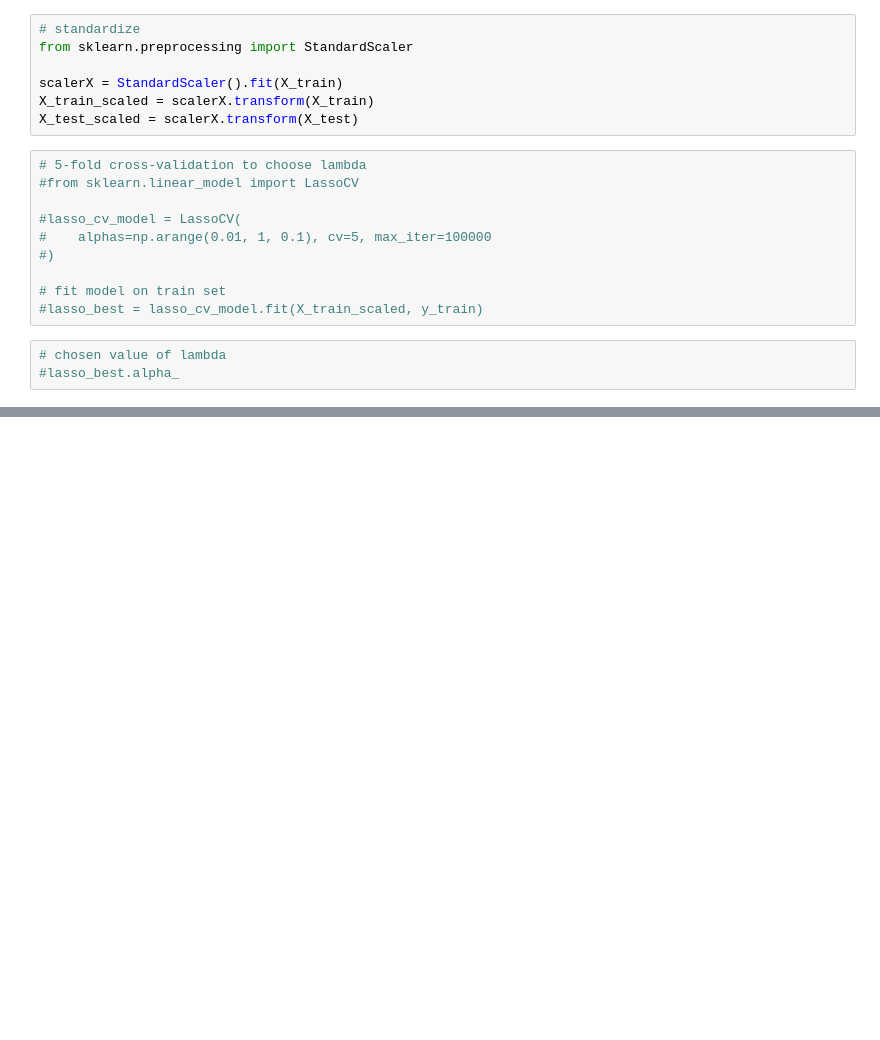
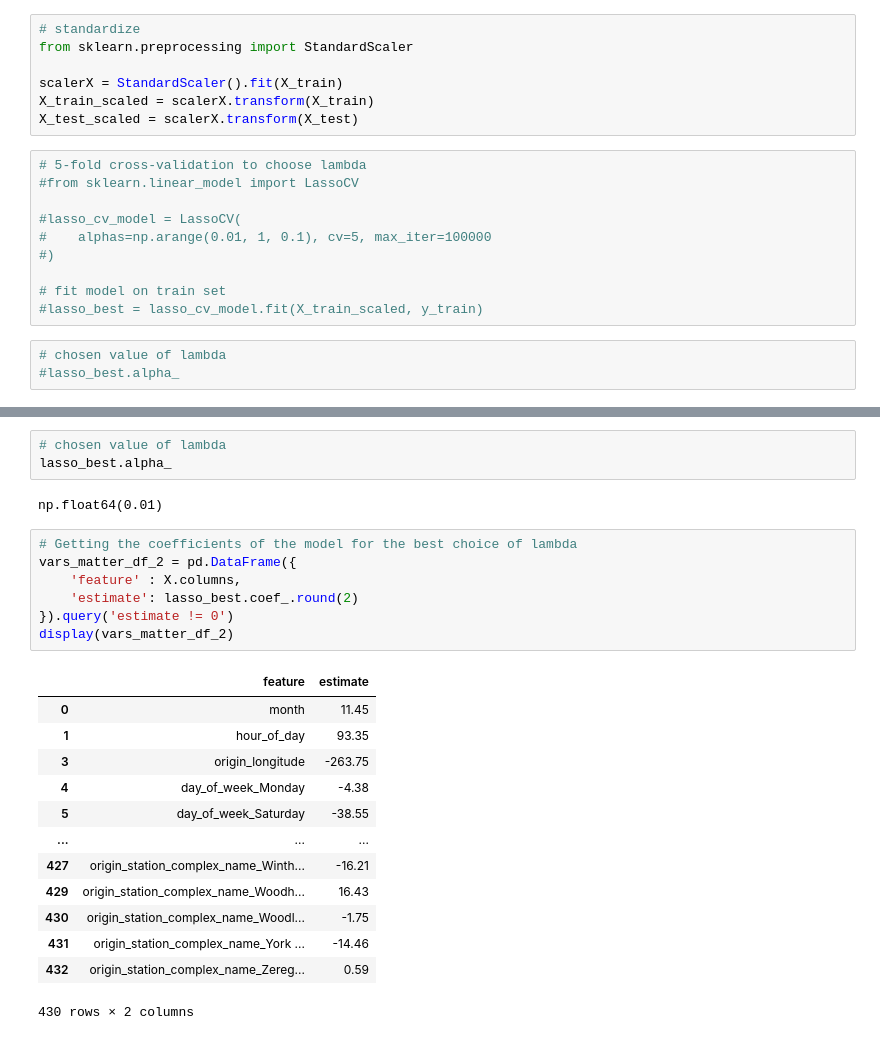
Before and after one commit to iansargent/nyc-subway-ridership-ml, a Jupyter notebook: Scripts/Analysis/LASSO.ipynb, the cells around one changed output, grey strips where cells are left out. Drawn from its saved outputs; the diff is of its cells as text; blank space fills up the shorter version.

```diff
--- a/Scripts/Analysis/LASSO.ipynb
+++ b/Scripts/Analysis/LASSO.ipynb
@@ -168,0 +240,26 @@ plt.show()
+# %%
+# chosen value of lambda
+lasso_best.alpha_
+# %% [output]
+np.float64(0.01)
+# %%
+# Getting the coefficients of the model for the best choice of lambda
+vars_matter_df_2 = pd.DataFrame({
+    'feature' : X.columns,
+    'estimate': lasso_best.coef_.round(2)
+}).query('estimate != 0')
+display(vars_matter_df_2)
+# %% [output]
+|  | feature | estimate |
+| 0 | month | 11.45 |
+| 1 | hour_of_day | 93.35 |
+| 3 | origin_longitude | -263.75 |
+| 4 | day_of_week_Monday | -4.38 |
+| 5 | day_of_week_Saturday | -38.55 |
+| ... | ... | ... |
+| 427 | origin_station_complex_name_Winth... | -16.21 |
+| 429 | origin_station_complex_name_Woodh... | 16.43 |
+| 430 | origin_station_complex_name_Woodl... | -1.75 |
+| 431 | origin_station_complex_name_York ... | -14.46 |
+| 432 | origin_station_complex_name_Zereg... | 0.59 |
+430 rows × 2 columns
```
Also changed, not shown: parts of 12 cells of this notebook.
